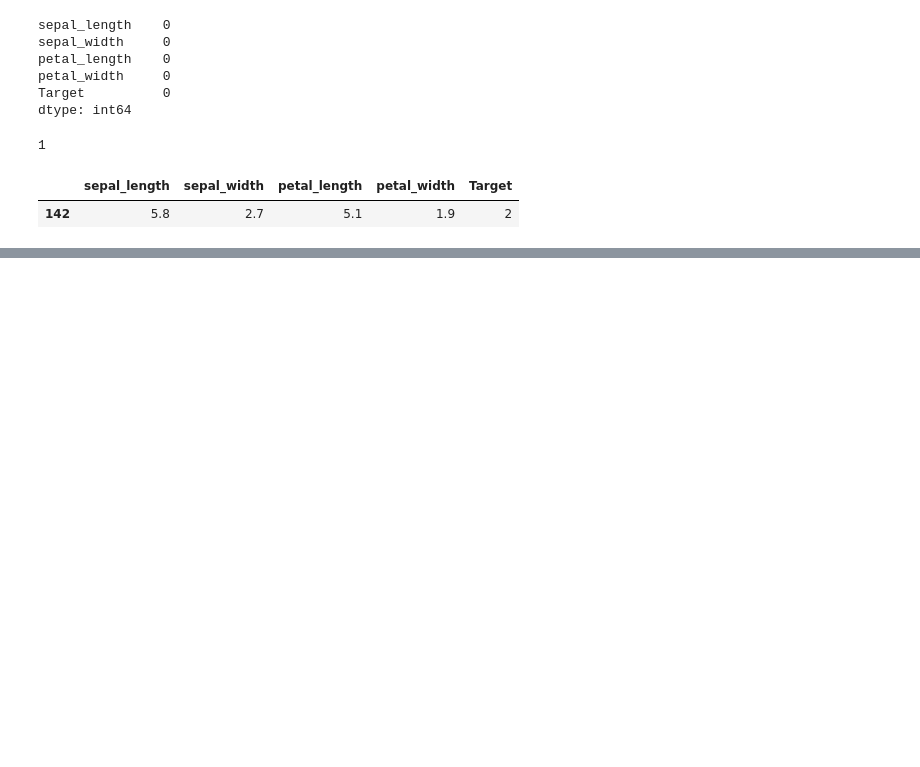
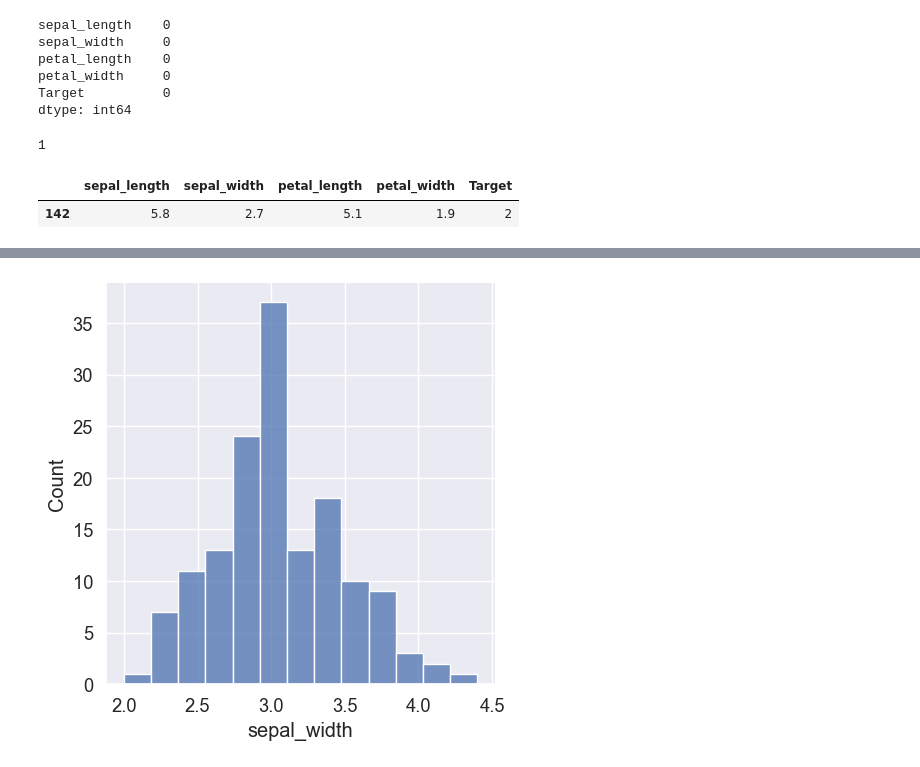
Before and after one commit to ChaesongYun/ML, a Jupyter notebook: classification.ipynb, the cells around one changed output, grey strips where cells are left out. Cells and saved outputs as stored; diff of their text form; code cells hidden in the pictures; blank space fills up the shorter version.

```diff
--- a/classification.ipynb
+++ b/classification.ipynb
@@ -140,0 +192,6 @@ df.loc[df.duplicated(), :]
+# %%
+# sepal_width 값의 분포 - displot 함수(histogram)
+sns.displot(x='sepal_width', kind='hist', data=df)
+plt.show()
+# %% [output]
+[figure, added]
```
Also changed, not shown: parts of 9 cells of this notebook.
